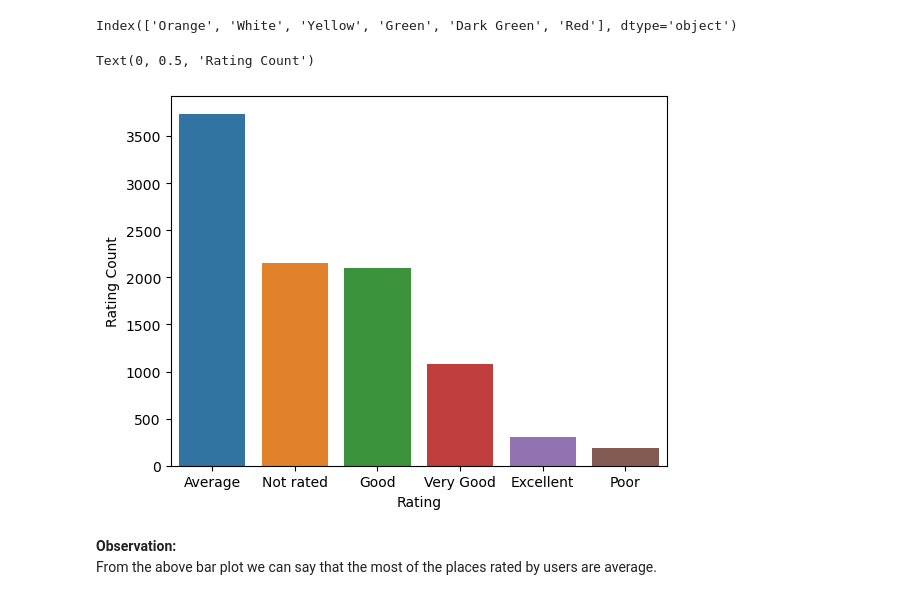
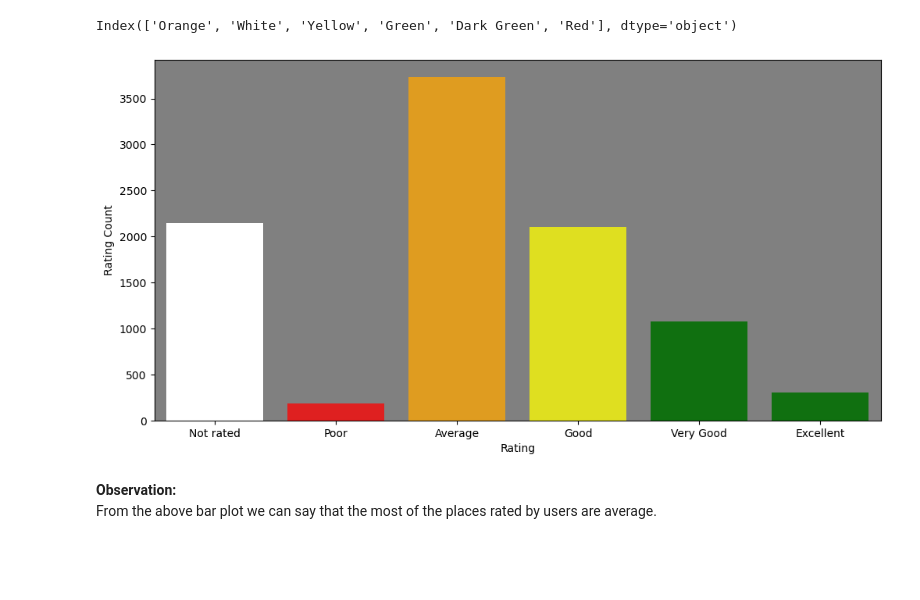
Before and after one commit to AdityaKumbhar21/Exploratory_Data_Analysis_on_Zomato_Dataset, a Jupyter notebook: EDA_Zomato.ipynb, the cells around one changed output. Drawn from its saved outputs; the diff is of its cells as text; code cells hidden in the pictures; blank space fills up the shorter version.

```diff
--- a/EDA_Zomato.ipynb
+++ b/EDA_Zomato.ipynb
@@ -228,12 +228,14 @@ colors
 # %% [output]
 Index(['Orange', 'White', 'Yellow', 'Green', 'Dark Green', 'Red'], dtype='object')
 # %%
-bar_plot = sns.barplot(x=rating_text,y=rating_count)
+palette = ['white','red','orange','yellow','green','green']
+bar_plot_order = ['Not rated','Poor','Average','Good','Very Good','Excellent']
+bar_plot = sns.barplot(x=rating_text,y=rating_count,palette=palette,order=bar_plot_order)
 bar_plot.set_xlabel("Rating")
 bar_plot.set_ylabel("Rating Count")
+bar_plot.set_facecolor("grey")
 # %% [output]
-Text(0, 0.5, 'Rating Count')
-[figure, old version]
+[figure, new version]
 # %% [markdown]
 **Observation:**
 From the above bar plot we can say that the most of the places rated by users are average.
```
Also changed, not shown: parts of 21 cells of this notebook, 5 other files.
